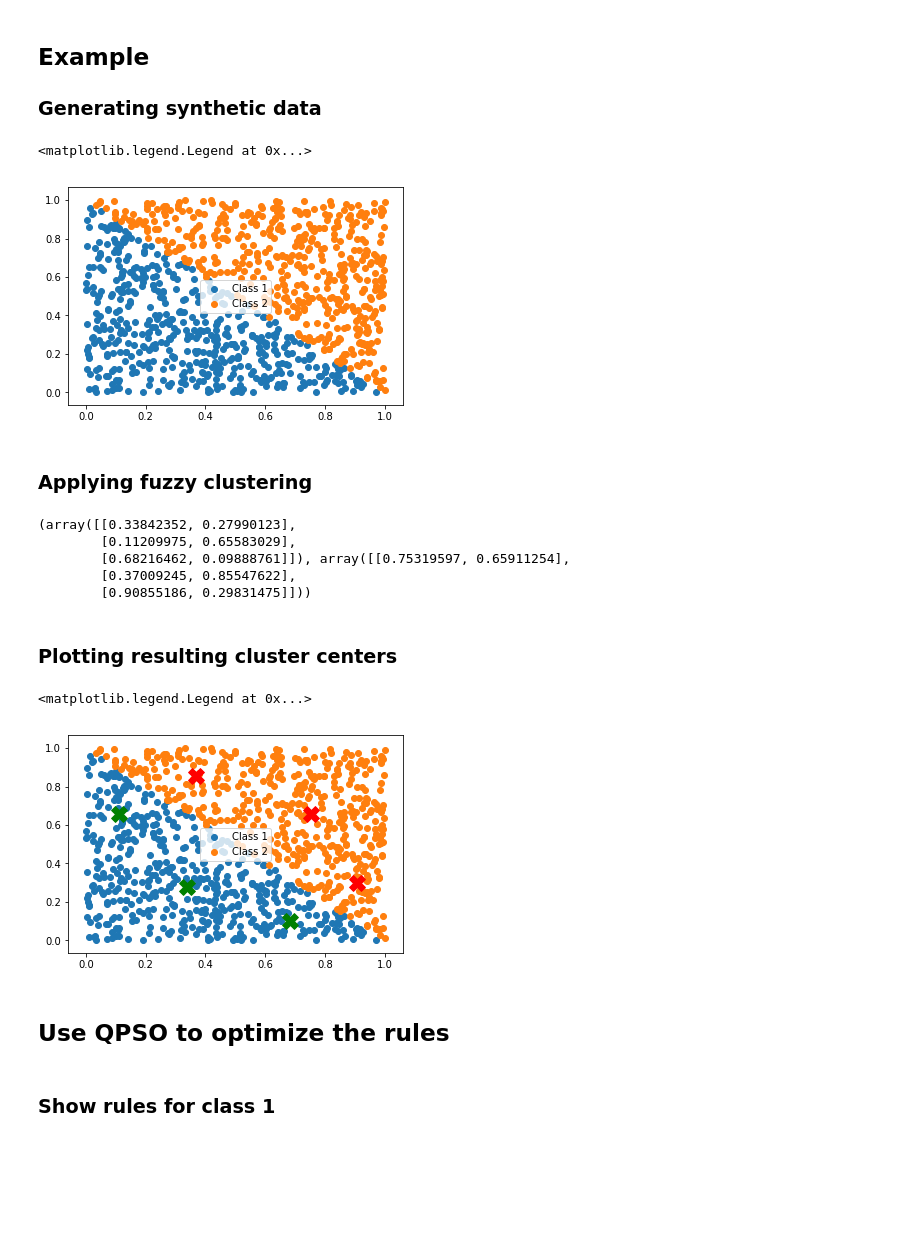
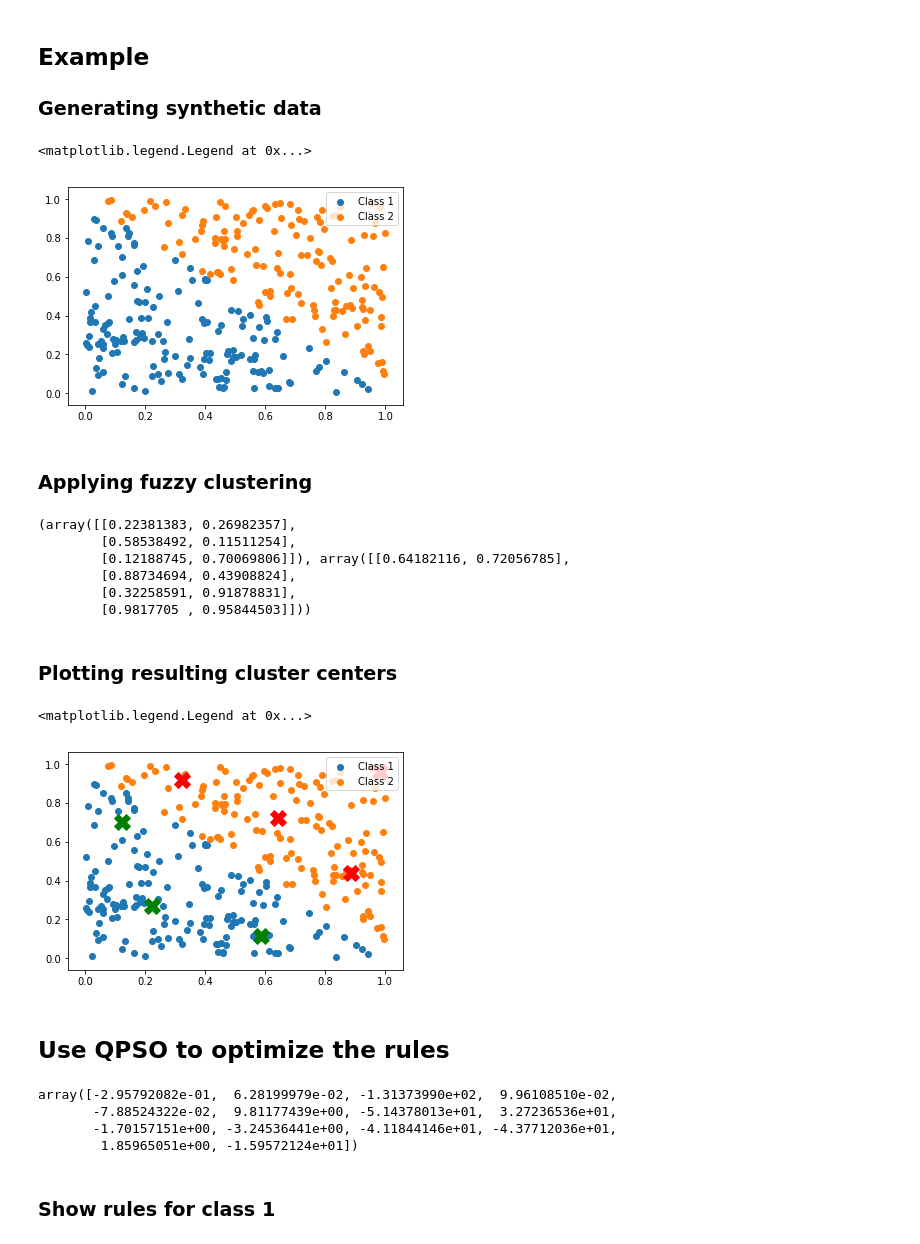
Before and after one commit to Donkeybobo/fuzzyclustering, a Jupyter notebook: analysis.ipynb, the cells around one changed output. Drawn from its saved outputs; the diff is of its cells as text; code cells hidden in the pictures; blank space fills up the shorter version.

Commit message:
tested on synthetic data and the code seems working fine

```diff
--- a/analysis.ipynb
+++ b/analysis.ipynb
@@ -16,28 +16,28 @@ from FuzzyClustering import FuzzyClustering
 ### Generating synthetic data
 # %%
 random_numbers = np.random.rand(1000)
-N = 1000
+N = 300  ## number of data points
 tmp_c1 = []
 tmp_c2 = []
 
 for i in range(N):
     v_tmp = np.random.rand(2)
 
     if (v_tmp[0] + v_tmp[1] <= 1):
         tmp_c1.append(v_tmp)
     else:
         tmp_c2.append(v_tmp)
 
 ## Synthetic data for two classes
 data_c1 = np.array(tmp_c1)
 data_c2 = np.array(tmp_c2)
 
 plt.scatter(data_c1[:,0], data_c1[:,1], label = 'Class 1')
 plt.scatter(data_c2[:,0], data_c2[:,1], label = 'Class 2')
 plt.legend()
 # %% [output]
 <matplotlib.legend.Legend at 0x...>
-[figure, old version]
+[figure, new version]
 # %% [markdown]
 ### Applying fuzzy clustering
 # %%
@@ -52,11 +52,12 @@ centers_c2 = fc2.getDenormalizedClusterCenters()
 # %%
 centers_c1, centers_c2
 # %% [output]
-(array([[0.33842352, 0.27990123],
-        [0.11209975, 0.65583029],
-        [0.68216462, 0.09888761]]), array([[0.75319597, 0.65911254],
-        [0.37009245, 0.85547622],
-        [0.90855186, 0.29831475]]))
+(array([[0.22381383, 0.26982357],
+        [0.58538492, 0.11511254],
+        [0.12188745, 0.70069806]]), array([[0.64182116, 0.72056785],
+        [0.88734694, 0.43908824],
+        [0.32258591, 0.91878831],
+        [0.9817705 , 0.95844503]]))
 # %% [markdown]
 ### Plotting resulting cluster centers
 # %%
@@ -74,7 +75,7 @@ for cs in centers_c2:
 plt.legend()
 # %% [output]
 <matplotlib.legend.Legend at 0x...>
-[figure, old version]
+[figure, new version]
 # %% [markdown]
 ## Use QPSO to optimize the rules
 # %%
@@ -83,6 +84,11 @@ qpso = ExtractRulesQPSO(30, 50, 2 * (len(centers_c1) + len(centers_c2)))
 qpso.solver([centers_c1, centers_c2], [data_c1, data_c2])
 # %%
 qpso.best_particle
+# %% [output]
+array([-2.95792082e-01,  6.28199979e-02, -1.31373990e+02,  9.96108510e-02,
+       -7.88524322e-02,  9.81177439e+00, -5.14378013e+01,  3.27236536e+01,
+       -1.70157151e+00, -3.24536441e+00, -4.11844146e+01, -4.37712036e+01,
+        1.85965051e+00, -1.59572124e+01])
 # %% [markdown]
 ### Show rules for class 1
 # %%
```
Also changed, not shown: parts of 8 cells of this notebook.
